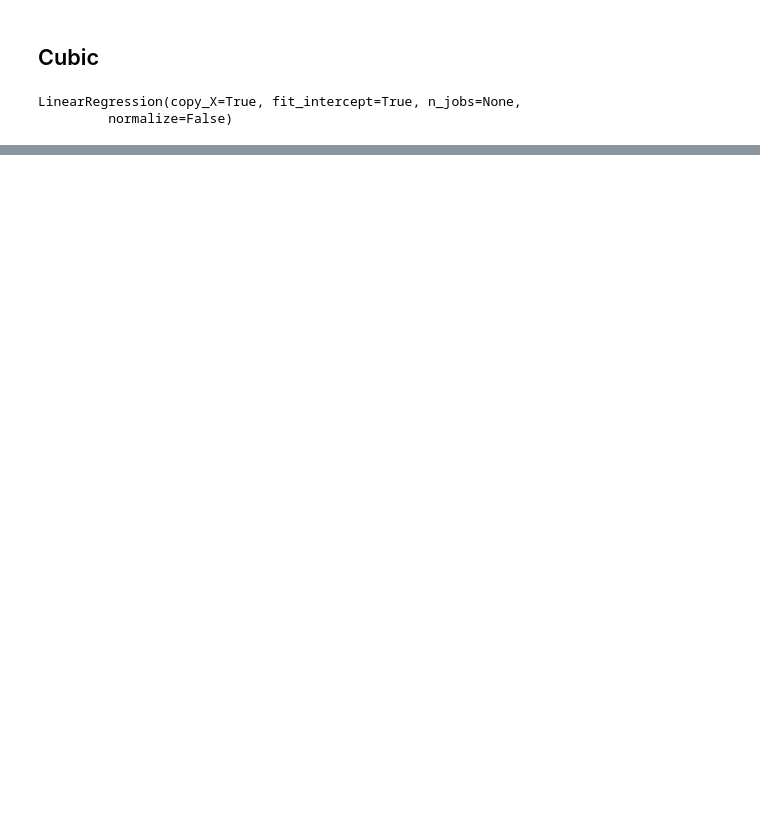
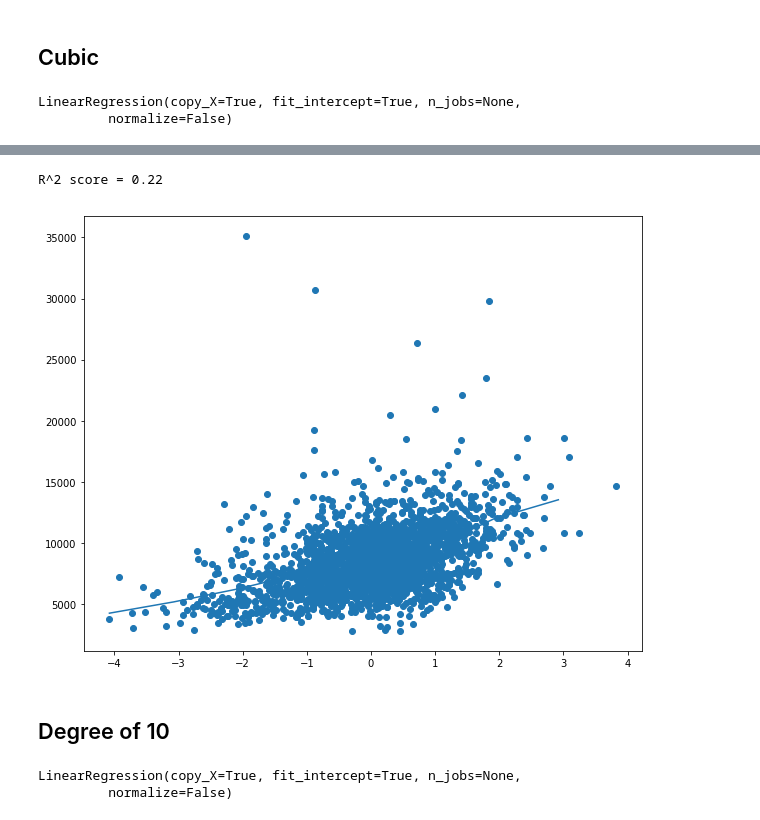
Before and after one commit to awesomeahi95/LaVie-Insurance, a Jupyter notebook: index.ipynb, the cells around one changed output, grey strips where cells are left out. Saved outputs shown, nothing was run; the diff lists cells and outputs as text; code cells hidden in the pictures; blank space fills up the shorter version.

```diff
--- a/index.ipynb
+++ b/index.ipynb
@@ -525,0 +541,10 @@ R2 score = 0.43
+# %%
+plt.figure(figsize=(10,8))
+plt.scatter(X_train_s[chosen_variable].values,y_train)
+plt.plot(X_fit,y_pred)
+print("R^2 score = {:.2f}".format(r2_score(y_train,lin_reg_7.predict(X_poly_b))))
+# %% [output]
+R^2 score = 0.22
+[figure, added]
+# %% [markdown]
+## Degree of 10
@@ -525,0 +555,5 @@ R2 score = 0.43
+# %%
+lin_reg_10.fit(X_poly_b,y_train)
+# %% [output]
+LinearRegression(copy_X=True, fit_intercept=True, n_jobs=None,
+         normalize=False)
```
Also changed, not shown: parts of 15 cells of this notebook.
